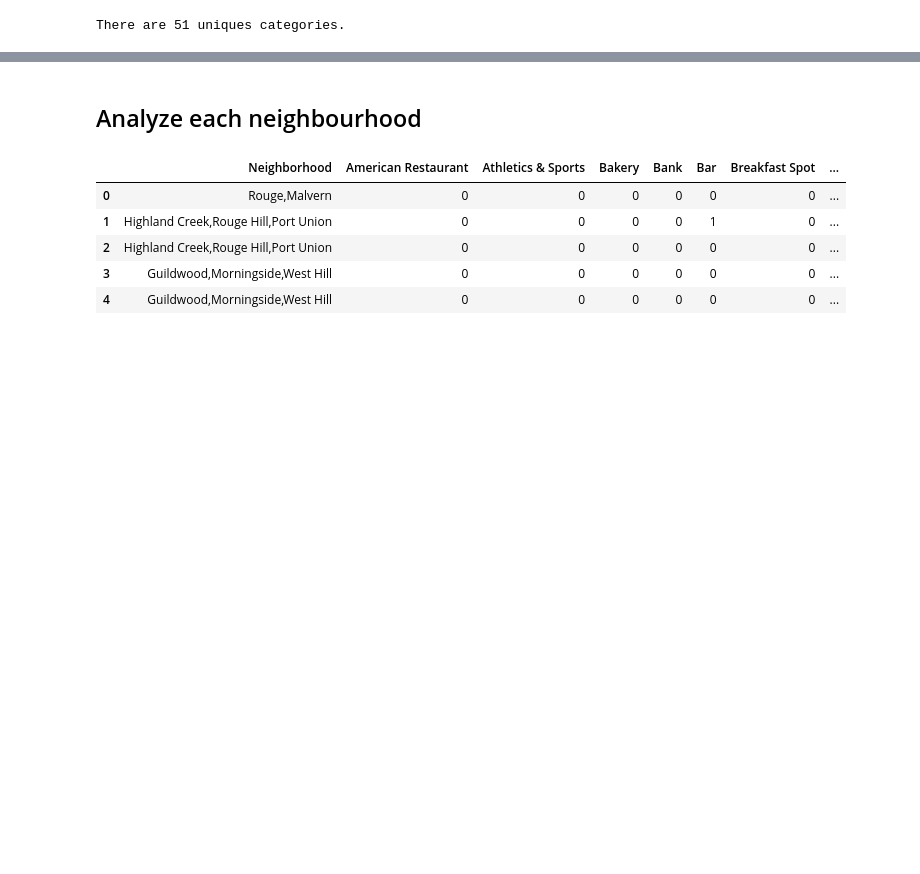
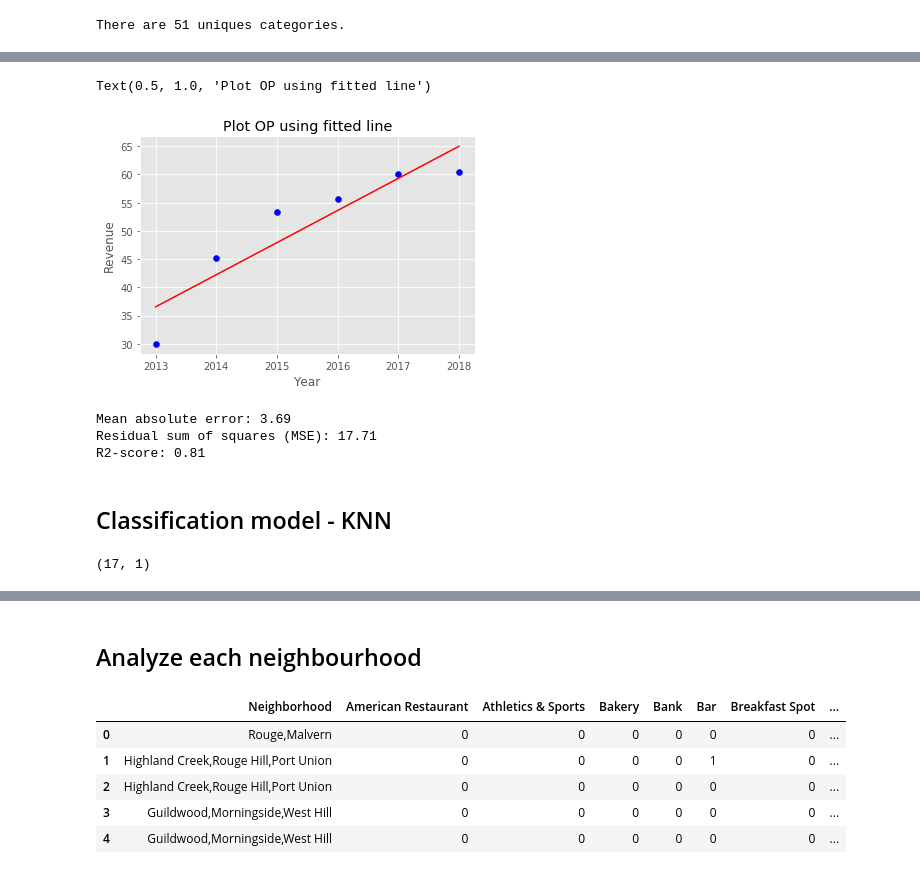
Before and after one commit to Vidya-Sankar/Capstone-Project, a Jupyter notebook: Toronto Assignment_Capstone.ipynb, the cells around one changed output, grey strips where cells are left out. Cells and saved outputs as stored; diff of their text form; code cells hidden in the pictures; blank space fills up the shorter version.

```diff
--- a/Toronto Assignment_Capstone.ipynb
+++ b/Toronto Assignment_Capstone.ipynb
@@ -520,0 +666,25 @@ There are 51 uniques categories.
+# %%
+plt.scatter(df_rev_s.Year, df_rev_s.revenue,  color='blue')
+plt.plot(train_x, regr.coef_[0][0]*train_x + regr.intercept_[0], '-r')
+plt.xlabel("Year")
+plt.ylabel("Revenue")
+plt.title("Plot OP using fitted line")
+# %% [output]
+Text(0.5, 1.0, 'Plot OP using fitted line')
+[figure, added]
+# %%
+from sklearn.metrics import r2_score
+
+test_x = np.asanyarray(df_rev_s[['Year']])
+test_y = np.asanyarray(df_rev_s[['revenue']])
+test_y_hat = regr.predict(test_x)
+
+print("Mean absolute error: %.2f" % np.mean(np.absolute(test_y_hat - test_y)))
+print("Residual sum of squares (MSE): %.2f" % np.mean((test_y_hat - test_y) ** 2))
+print("R2-score: %.2f" % r2_score(test_y_hat , test_y) )
+# %% [output]
+Mean absolute error: 3.69
+Residual sum of squares (MSE): 17.71
+R2-score: 0.81
+# %% [markdown]
+   ## Classification model - KNN
@@ -520,0 +710,6 @@ There are 51 uniques categories.
+# %%
+#@hidden-cell
+df_n_cl1 = pd.DataFrame(n1)
+df_n_cl1.shape
+# %% [output]
+(17, 1)
```
Also changed, not shown: parts of 132 cells of this notebook.
